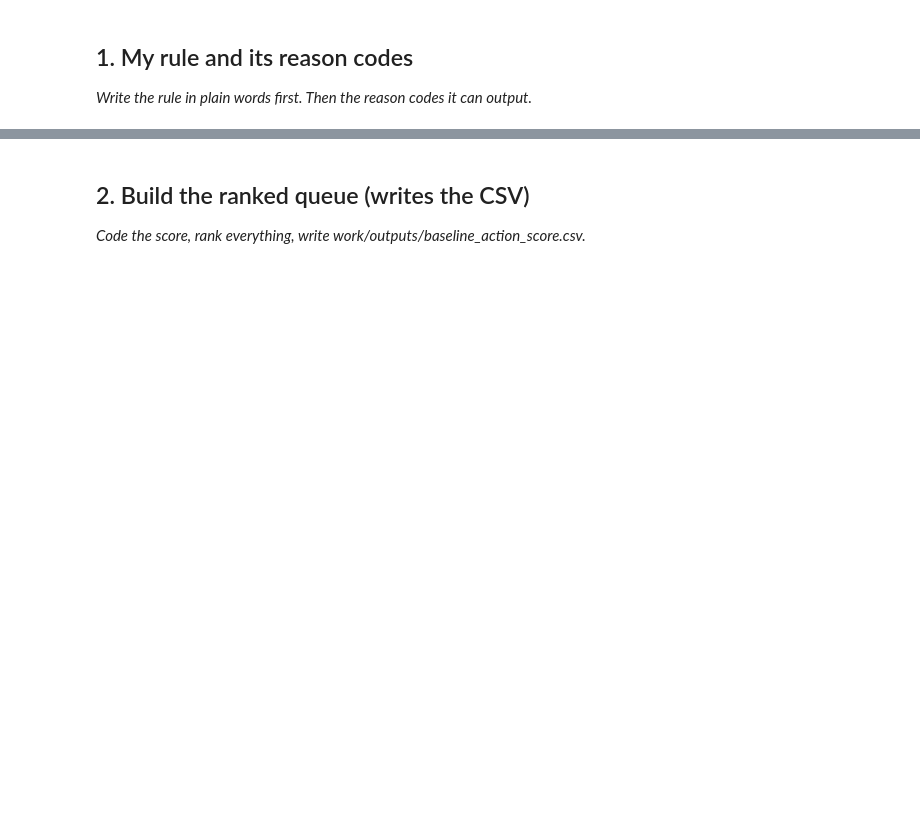
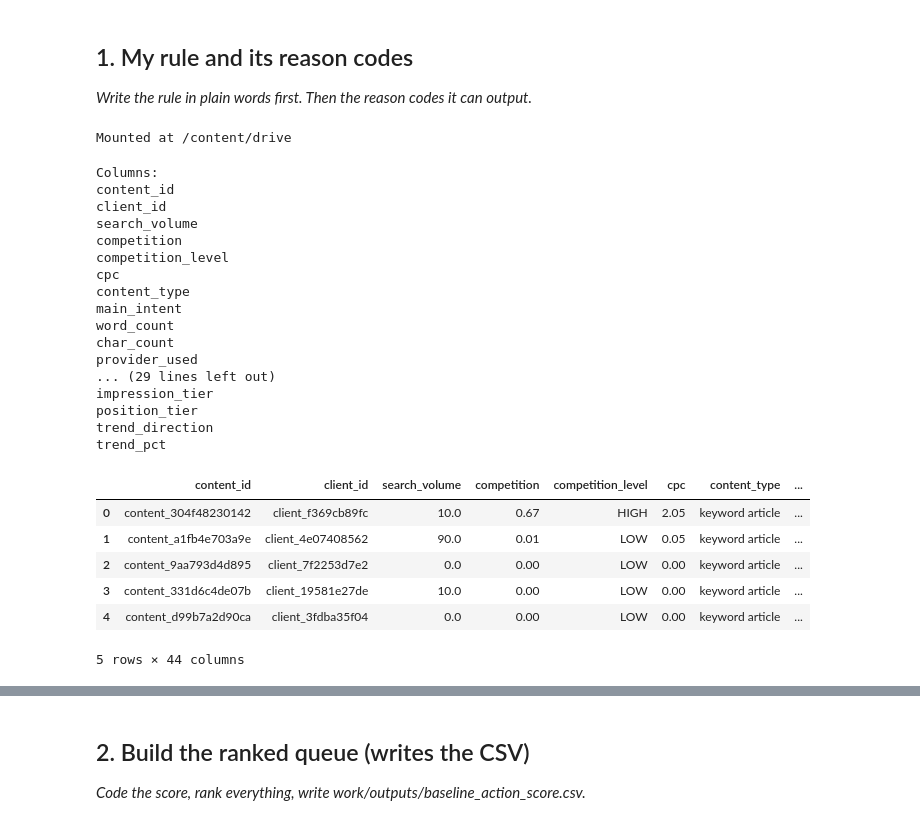
Before and after one commit to MahboobAli1/flyrank-ml-internship, a Jupyter notebook: work/notebooks/w04_baseline_score.ipynb, the cells around one changed output, grey strips where cells are left out. Drawn from its saved outputs; the diff is of its cells as text; code cells hidden in the pictures; blank space fills up the shorter version.

```diff
--- a/work/notebooks/w04_baseline_score.ipynb
+++ b/work/notebooks/w04_baseline_score.ipynb
@@ -10,3 +10,45 @@ This skeleton is yours to fill. Work the sections **in order** — each one has
 ## 1. My rule and its reason codes
 
 *Write the rule in plain words first. Then the reason codes it can output.*
+# %%
+from google.colab import drive
+drive.mount('/content/drive')
+
+import pandas as pd
+
+df = pd.read_csv(
+    "/content/drive/MyDrive/flyrank-ml-internship/data/raw/content_refresh_anonymized.csv"
+)
+# %% [output]
+Mounted at /content/drive
+# %%
+print("\nColumns:")
+for col in df.columns:
+    print(col)
+
+df.head()
+# %% [output]
+Columns:
+content_id
+client_id
+search_volume
+competition
+competition_level
+cpc
+content_type
+main_intent
+word_count
+char_count
+provider_used
+... (29 lines left out)
+impression_tier
+position_tier
+trend_direction
+trend_pct
+|  | content_id | client_id | search_volume | competition | competition_level | cpc | content_type | ... |
+| 0 | content_304f48230142 | client_f369cb89fc | 10.0 | 0.67 | HIGH | 2.05 | keyword article | ... |
+| 1 | content_a1fb4e703a9e | client_4e07408562 | 90.0 | 0.01 | LOW | 0.05 | keyword article | ... |
+| 2 | content_9aa793d4d895 | client_7f2253d7e2 | 0.0 | 0.00 | LOW | 0.00 | keyword article | ... |
+| 3 | content_331d6c4de07b | client_19581e27de | 10.0 | 0.00 | LOW | 0.00 | keyword article | ... |
+| 4 | content_d99b7a2d90ca | client_3fdba35f04 | 0.0 | 0.00 | LOW | 0.00 | keyword article | ... |
+5 rows × 44 columns
```
Also changed, not shown: parts of 15 cells of this notebook.
